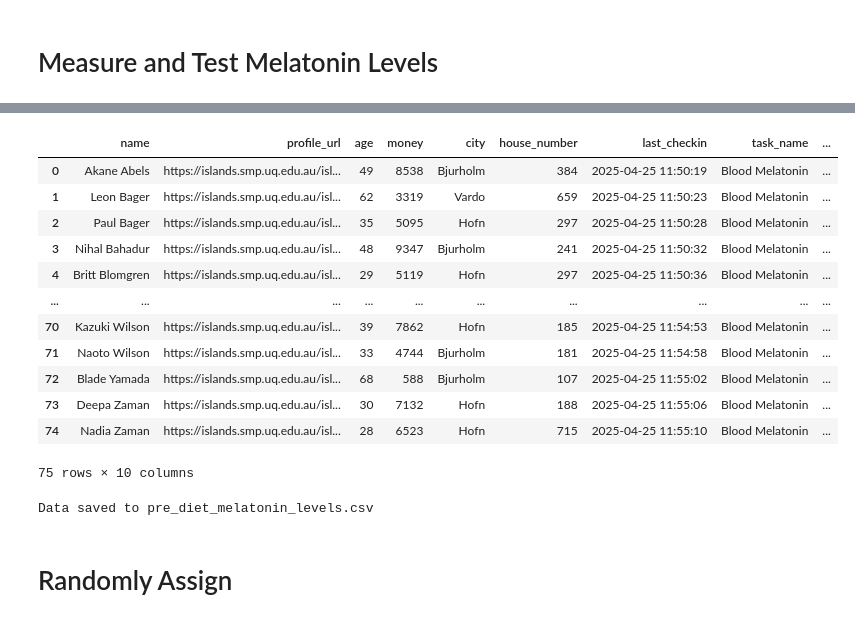
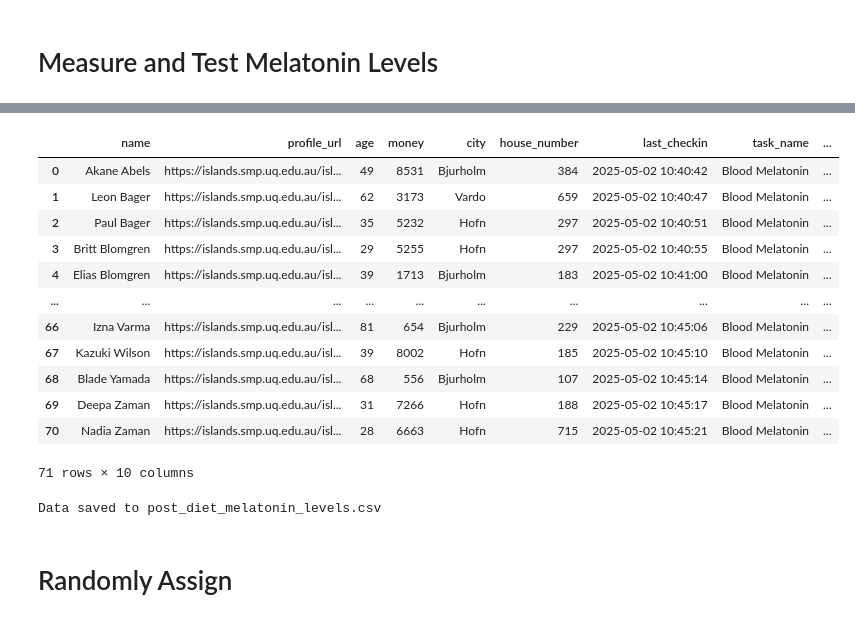
Before and after one commit to mattstoebe/CSU_MAS, a Jupyter notebook: Q4/554_Mixed_Models/Project/theIslands_webScraper.ipynb, the cells around one changed output, grey strips where cells are left out. Drawn from its saved outputs; the diff is of its cells as text; code cells hidden in the pictures.

```diff
--- a/Q4/554_Mixed_Models/Project/theIslands_webScraper.ipynb
+++ b/Q4/554_Mixed_Models/Project/theIslands_webScraper.ipynb
@@ -254,22 +286,22 @@ melatonin_readings_df = pd.DataFrame(contacts[:successful_scrapes])
 # %%
 display(melatonin_readings_df)
-melatonin_readings_df.to_csv("pre_diet_melatonin_levels.csv", index=False)
-print("Data saved to pre_diet_melatonin_levels.csv")
+melatonin_readings_df.to_csv("post_diet_melatonin_levels.csv", index=False)
+print("Data saved to post_diet_melatonin_levels.csv")
 # %% [output]
 |  | name | profile_url | age | money | city | house_number | last_checkin | task_name | ... |
-| 0 | Akane Abels | https://islands.smp.uq.edu.au/isl... | 49 | 8538 | Bjurholm | 384 | 2025-04-25 11:50:19 | Blood Melatonin | ... |
-| 1 | Leon Bager | https://islands.smp.uq.edu.au/isl... | 62 | 3319 | Vardo | 659 | 2025-04-25 11:50:23 | Blood Melatonin | ... |
-| 2 | Paul Bager | https://islands.smp.uq.edu.au/isl... | 35 | 5095 | Hofn | 297 | 2025-04-25 11:50:28 | Blood Melatonin | ... |
-| 3 | Nihal Bahadur | https://islands.smp.uq.edu.au/isl... | 48 | 9347 | Bjurholm | 241 | 2025-04-25 11:50:32 | Blood Melatonin | ... |
-| 4 | Britt Blomgren | https://islands.smp.uq.edu.au/isl... | 29 | 5119 | Hofn | 297 | 2025-04-25 11:50:36 | Blood Melatonin | ... |
+| 0 | Akane Abels | https://islands.smp.uq.edu.au/isl... | 49 | 8531 | Bjurholm | 384 | 2025-05-02 10:40:42 | Blood Melatonin | ... |
+| 1 | Leon Bager | https://islands.smp.uq.edu.au/isl... | 62 | 3173 | Vardo | 659 | 2025-05-02 10:40:47 | Blood Melatonin | ... |
+| 2 | Paul Bager | https://islands.smp.uq.edu.au/isl... | 35 | 5232 | Hofn | 297 | 2025-05-02 10:40:51 | Blood Melatonin | ... |
+| 3 | Britt Blomgren | https://islands.smp.uq.edu.au/isl... | 29 | 5255 | Hofn | 297 | 2025-05-02 10:40:55 | Blood Melatonin | ... |
+| 4 | Elias Blomgren | https://islands.smp.uq.edu.au/isl... | 39 | 1713 | Bjurholm | 183 | 2025-05-02 10:41:00 | Blood Melatonin | ... |
 | ... | ... | ... | ... | ... | ... | ... | ... | ... | ... |
-| 70 | Kazuki Wilson | https://islands.smp.uq.edu.au/isl... | 39 | 7862 | Hofn | 185 | 2025-04-25 11:54:53 | Blood Melatonin | ... |
-| 71 | Naoto Wilson | https://islands.smp.uq.edu.au/isl... | 33 | 4744 | Bjurholm | 181 | 2025-04-25 11:54:58 | Blood Melatonin | ... |
-| 72 | Blade Yamada | https://islands.smp.uq.edu.au/isl... | 68 | 588 | Bjurholm | 107 | 2025-04-25 11:55:02 | Blood Melatonin | ... |
-| 73 | Deepa Zaman | https://islands.smp.uq.edu.au/isl... | 30 | 7132 | Hofn | 188 | 2025-04-25 11:55:06 | Blood Melatonin | ... |
-| 74 | Nadia Zaman | https://islands.smp.uq.edu.au/isl... | 28 | 6523 | Hofn | 715 | 2025-04-25 11:55:10 | Blood Melatonin | ... |
+| 66 | Izna Varma | https://islands.smp.uq.edu.au/isl... | 81 | 654 | Bjurholm | 229 | 2025-05-02 10:45:06 | Blood Melatonin | ... |
+| 67 | Kazuki Wilson | https://islands.smp.uq.edu.au/isl... | 39 | 8002 | Hofn | 185 | 2025-05-02 10:45:10 | Blood Melatonin | ... |
+| 68 | Blade Yamada | https://islands.smp.uq.edu.au/isl... | 68 | 556 | Bjurholm | 107 | 2025-05-02 10:45:14 | Blood Melatonin | ... |
+| 69 | Deepa Zaman | https://islands.smp.uq.edu.au/isl... | 31 | 7266 | Hofn | 188 | 2025-05-02 10:45:17 | Blood Melatonin | ... |
+| 70 | Nadia Zaman | https://islands.smp.uq.edu.au/isl... | 28 | 6663 | Hofn | 715 | 2025-05-02 10:45:21 | Blood Melatonin | ... |
-75 rows × 10 columns
+71 rows × 10 columns
-Data saved to pre_diet_melatonin_levels.csv
+Data saved to post_diet_melatonin_levels.csv
 # %% [markdown]
 # Randomly Assign
 # %%
```
Also changed, not shown: parts of 5 cells of this notebook, 3 other files.
